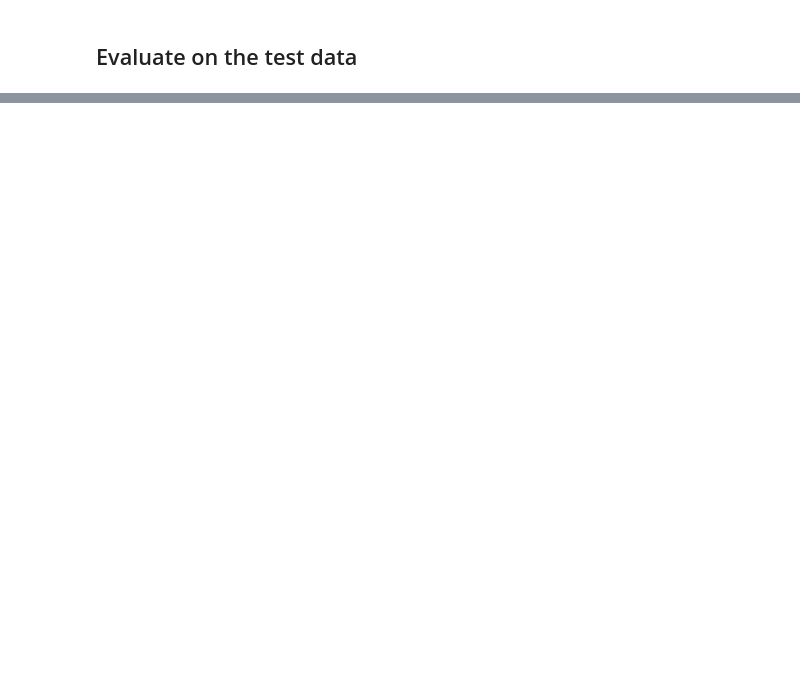
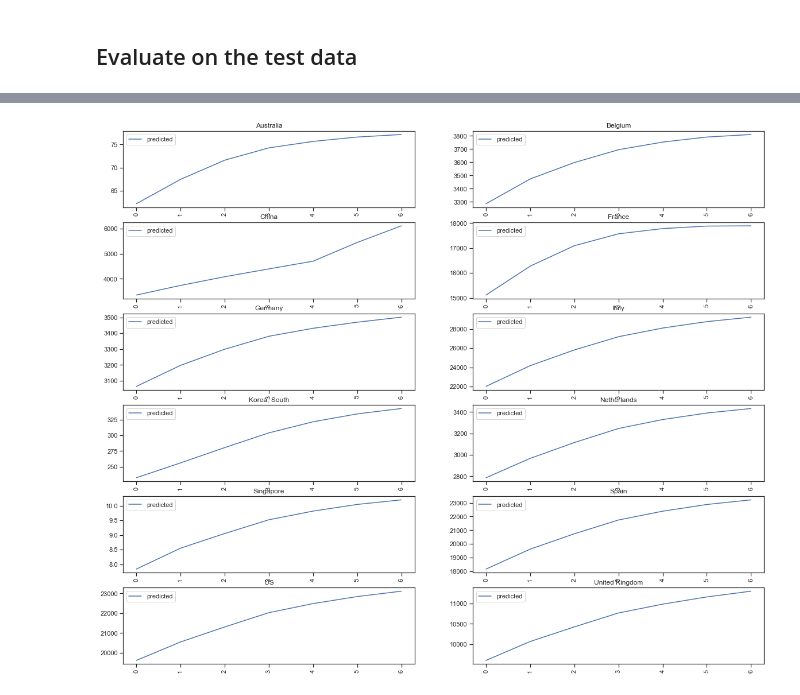
Before and after one commit to toddniven/covid19, a Jupyter notebook: Covid19.ipynb, the cells around one changed output, grey strips where cells are left out. Cells and saved outputs as stored; diff of their text form; code cells hidden in the pictures; blank space fills up the shorter version.

```diff
--- a/Covid19.ipynb
+++ b/Covid19.ipynb
@@ -303,0 +306,33 @@ for k, cntry in enumerate(countries):
+# %%
+def prediction(cntry, days=7):
+    scores = []
+    initial_seq = testX[cntry][0][-1]
+    for i in range(days):
+        if scores:
+            seq = Variable(torch.Tensor(np.array(testX[cntry][0][-1][:-len(L)].tolist() + scores)))
+        else:
+            seq = initial_seq
+        with torch.no_grad():
+            scores.append(model(seq).item())
+    return scores
+# %%
+predictions = []
+for country in countries:
+    predictions.append(prediction(country))
+unscaled_forecast = sc.inverse_transform(pd.DataFrame(predictions, index=countries).transpose()).transpose()
+# %%
+def plt_forecast(cntry, days=7):
+    preds = unscaled_forecast[countries.index(cntry)]
+    range_values = days
+    plt.plot(preds, label='predicted')
+    plt.xticks(ticks = range(range_values), rotation = 'vertical')
+    plt.legend()
+    plt.title(cntry)
+# %%
+figsize(20, 20)
+for k, cntry in enumerate(countries):
+    sx = plt.subplot(int(len(countries)/2)+1, 2, k+1)
+    plt.setp(sx.get_yticklabels(), visible=True)
+    plt_forecast(cntry)
+# %% [output]
+[figure, added]
```
Also changed, not shown: parts of 13 cells of this notebook.
